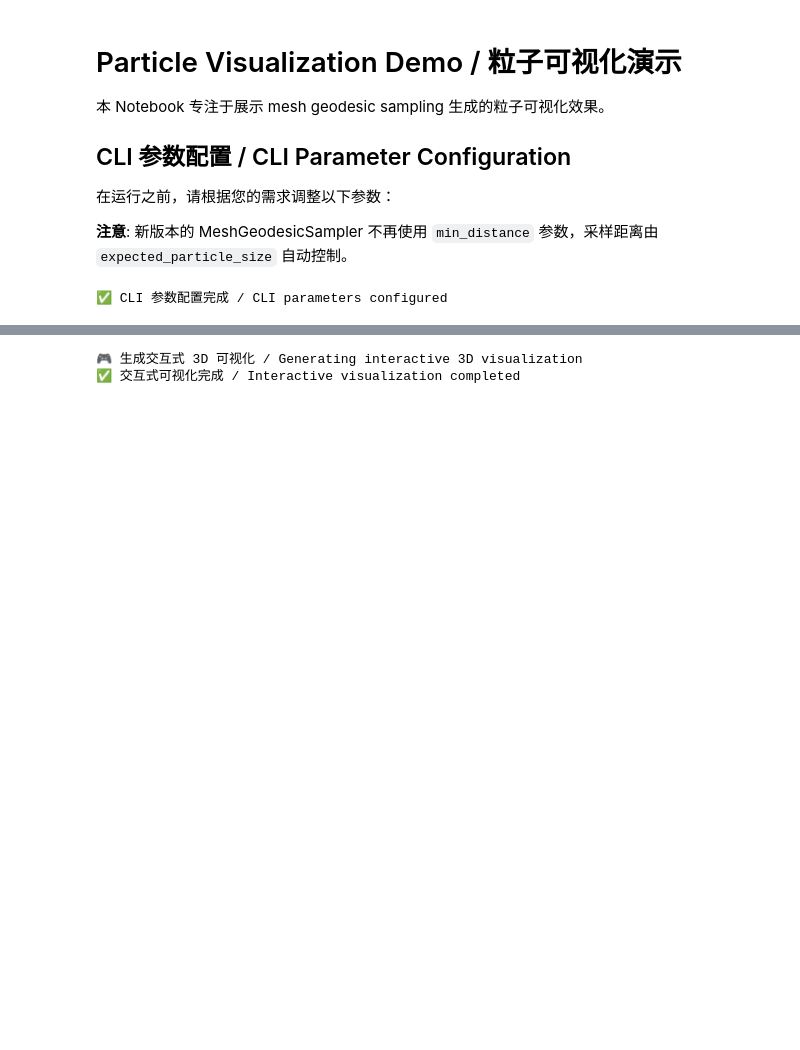
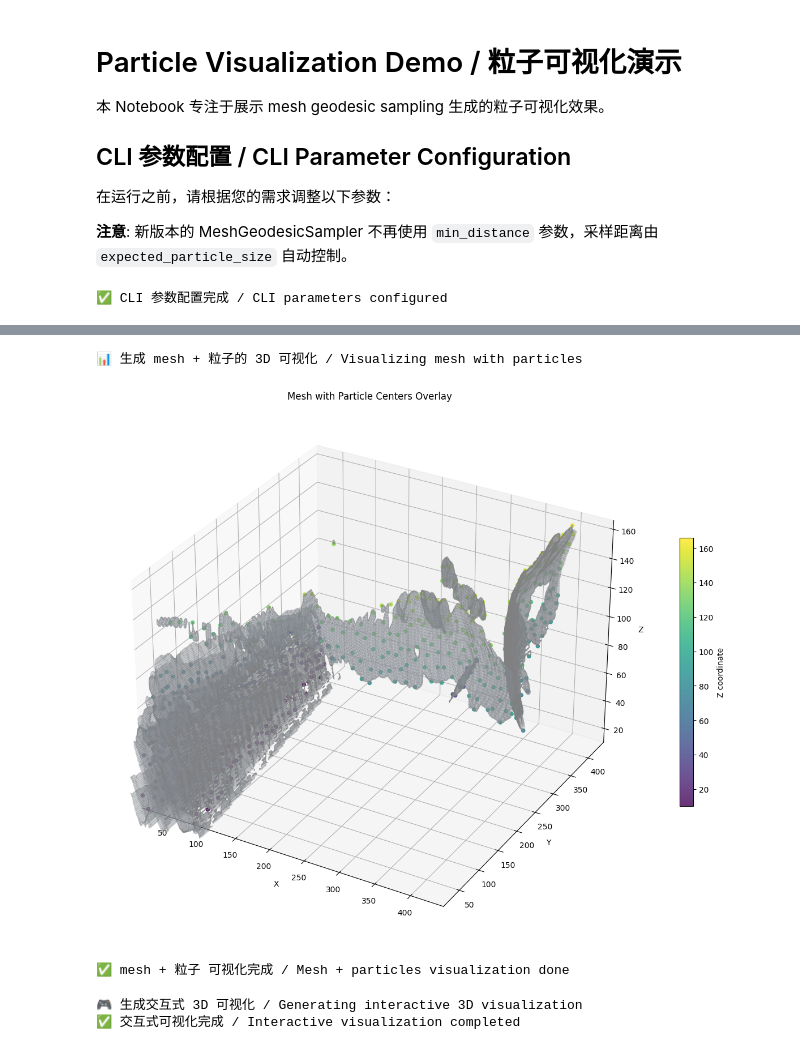
Before and after one commit to GiantFurosemide/TomoPANDA, a Jupyter notebook: notebooks/particle_visualization_demo.ipynb, the cells around one changed output, grey strips where cells are left out. Saved outputs shown, nothing was run; the diff lists cells and outputs as text; code cells hidden in the pictures; blank space fills up the shorter version.

```diff
--- a/notebooks/particle_visualization_demo.ipynb
+++ b/notebooks/particle_visualization_demo.ipynb
@@ -434,3 +438,64 @@ else:
+# %%
+# =============================================================================
+# Mesh + Particles 可视化 / Visualize mesh with particles
+# =============================================================================
+if mesh is not None and len(centers) > 0:
+    print("📊 生成 mesh + 粒子的 3D 可视化 / Visualizing mesh with particles")
+    fig = plt.figure(figsize=(15, 10))
+    ax = fig.add_subplot(111, projection='3d')
+
+    # 绘制 mesh（三角面，可半透明）
+    # 统一构造三角面顶点坐标 (N, 3, 3)，以满足 Poly3DCollection 要求
+    triangles = None
+    if hasattr(mesh, "triangles") and hasattr(mesh, "vertices"):  # Open3D TriangleMesh
+        _verts = np.asarray(mesh.vertices)
+        _faces = np.asarray(mesh.triangles)
+        if _verts.size > 0 and _faces.size > 0:
+            triangles = _verts[_faces]  # (N, 3, 3)
+    elif hasattr(mesh, "faces") and hasattr(mesh, "vertices"):  # Trimesh
+        triangles = mesh.vertices[mesh.faces]
+
+    if triangles is not None and len(triangles) > 0:
+        from mpl_toolkits.mplot3d.art3d import Poly3DCollection
+        mesh_collection = Poly3DCollection(triangles.tolist(), alpha=0.15)
+        mesh_collection.set_facecolor("lightsteelblue")
+        mesh_collection.set_edgecolor("gray")
+        ax.add_collection3d(mesh_collection)
+    else:
+        print("⚠️  未找到mesh三角面数据 / Mesh faces not found")
+
+    # 绘制粒子中心点
+    scatter = ax.scatter(centers[:, 0], centers[:, 1], centers[:, 2],
+                        s=20, c=centers[:, 2], cmap='viridis', alpha=0.8, label='Particle centers')
+
+    # 保证三维比例
+    mesh_bbox = mesh.bounds if hasattr(mesh, "bounds") else None
+    if mesh_bbox is not None:
+        mins, maxs = mesh_bbox
+        ax.set_xlim(mins[0], maxs[0])
+        ax.set_ylim(mins[1], maxs[1])
+        ax.set_zlim(mins[2], maxs[2])
+    else:
+        # 自动根据点设置范围
+        xyz = np.vstack([centers])
+        ax.set_xlim(np.min(xyz[:, 0]), np.max(xyz[:, 0]))
+        ax.set_ylim(np.min(xyz[:, 1]), np.max(xyz[:, 1]))
+        ax.set_zlim(np.min(xyz[:, 2]), np.max(xyz[:, 2]))
+
+    ax.set_xlabel('X')
+    ax.set_ylabel('Y')
+    ax.set_zlabel('Z')
+    ax.set_title('Mesh with Particle Centers Overlay')
+    plt.colorbar(scatter, ax=ax, shrink=0.5, aspect=20, label='Z coordinate')
+    plt.tight_layout()
+    plt.show()
+    print("✅ mesh + 粒子 可视化完成 / Mesh + particles visualization done")
+else:
+    print("⚠️  缺少 mesh 或采样点，跳过 mesh+particle 可视化 / Skipping mesh+centers overlay (missing mesh or centers)")
+# %% [output]
+📊 生成 mesh + 粒子的 3D 可视化 / Visualizing mesh with particles
+[figure, added]
+✅ mesh + 粒子 可视化完成 / Mesh + particles visualization done
 # %%
 # =============================================================================
 # 交互式 3D 可视化 / Interactive 3D Visualization
```
Also changed, not shown: parts of 9 cells of this notebook, 4 other files.
